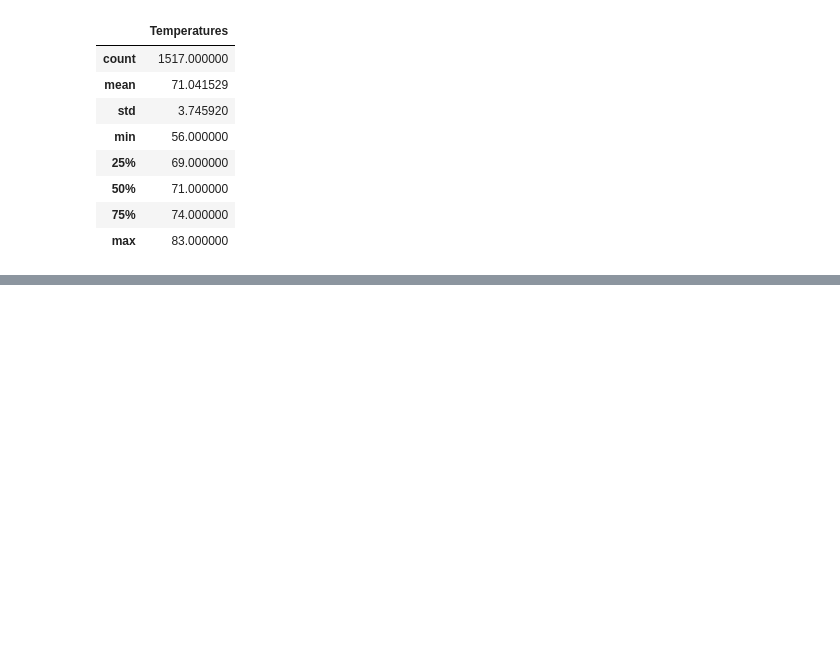
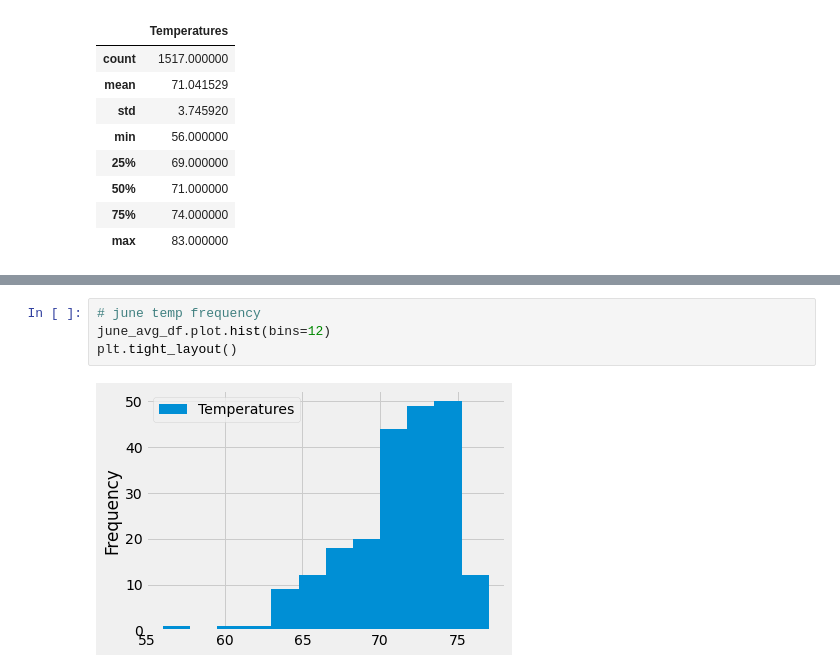
Before and after one commit to carolinacraus/surfs_up, a Jupyter notebook: SurfsUp_Challenge.ipynb, the cells around one changed output, grey strips where cells are left out. Drawn from its saved outputs; the diff is of its cells as text; blank space fills up the shorter version.

```diff
--- a/SurfsUp_Challenge.ipynb
+++ b/SurfsUp_Challenge.ipynb
@@ -172,0 +205,6 @@ dec_df.describe()
+# %%
+# june temp frequency
+june_avg_df.plot.hist(bins=12)
+plt.tight_layout()
+# %% [output]
+[figure, added]
```
Also changed, not shown: parts of 7 cells of this notebook.
